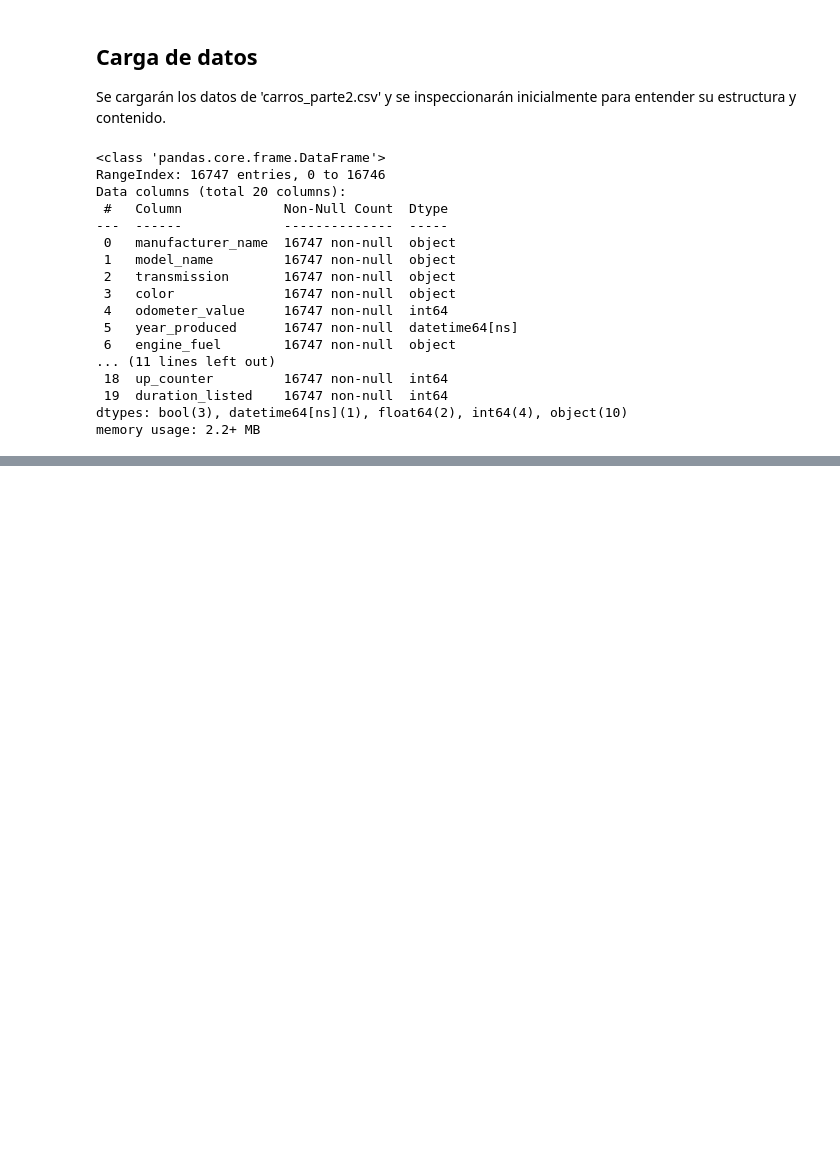
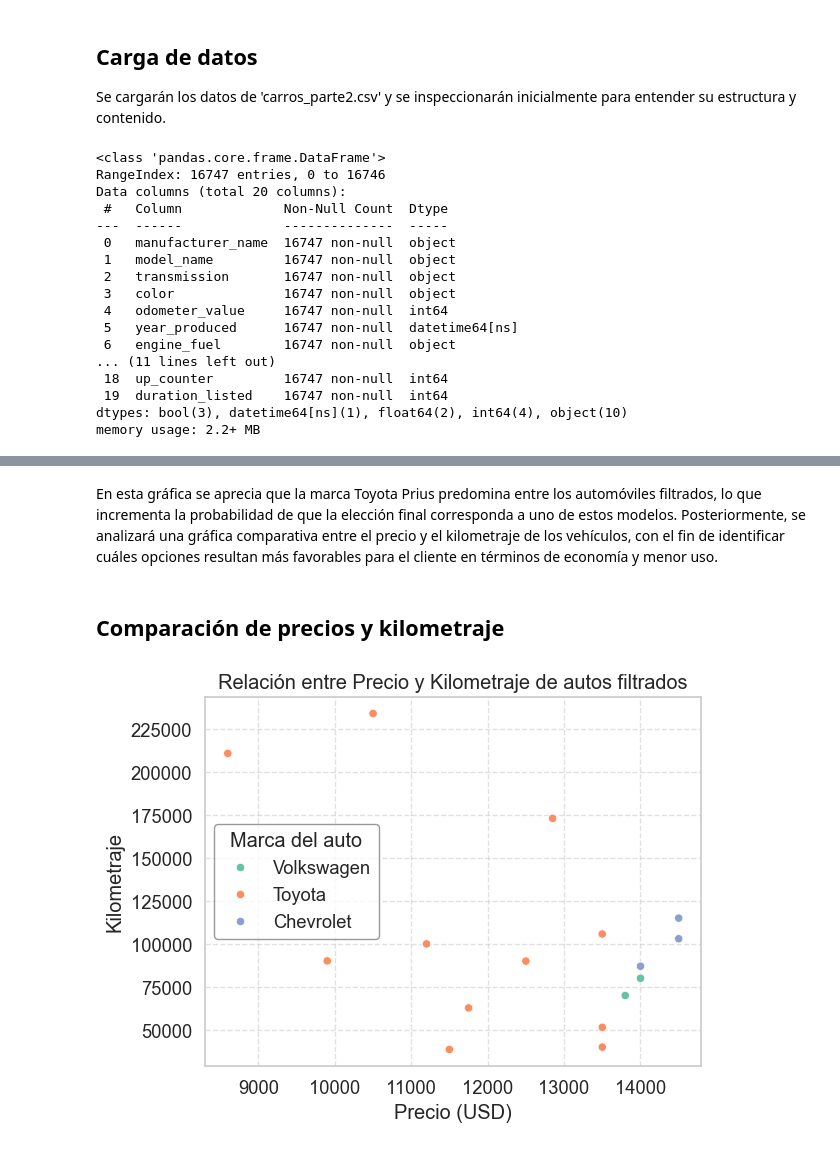
Before and after one commit to AlejandroSegura24/Vehicle-Data-Exploration-Project, a Jupyter notebook: Notebooks/3_seleccion_marcas_economicas.ipynb, the cells around one changed output, grey strips where cells are left out. Cells and saved outputs as stored; diff of their text form; code cells hidden in the pictures; blank space fills up the shorter version.

```diff
--- a/Notebooks/3_seleccion_marcas_economicas.ipynb
+++ b/Notebooks/3_seleccion_marcas_economicas.ipynb
@@ -44,0 +146,14 @@ memory usage: 2.2+ MB
+# %% [markdown]
+En esta gráfica se aprecia que la marca Toyota Prius predomina entre los automóviles filtrados, lo que incrementa la probabilidad de que la elección final corresponda a uno de estos modelos. Posteriormente, se analizará una gráfica comparativa entre el precio y el kilometraje de los vehículos, con el fin de identificar cuáles opciones resultan más favorables para el cliente en términos de economía y menor uso.
+# %% [markdown]
+## Comparación de precios y kilometraje
+# %%
+sns.scatterplot(data=low_consumption_vehicles, x='price_usd', y='odometer_value', hue='manufacturer_name')
+plt.title("Relación entre Precio y Kilometraje de autos filtrados")
+plt.xlabel("Precio (USD)")
+plt.ylabel("Kilometraje")
+plt.legend(title='Marca del auto')
+plt.grid(True, linestyle="--", alpha=0.6)
+plt.show()
+# %% [output]
+[figure, added]
```
Also changed, not shown: parts of 19 cells of this notebook.
